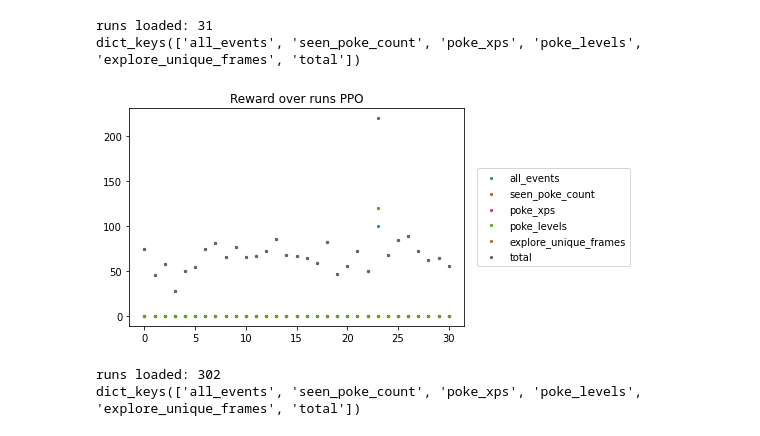
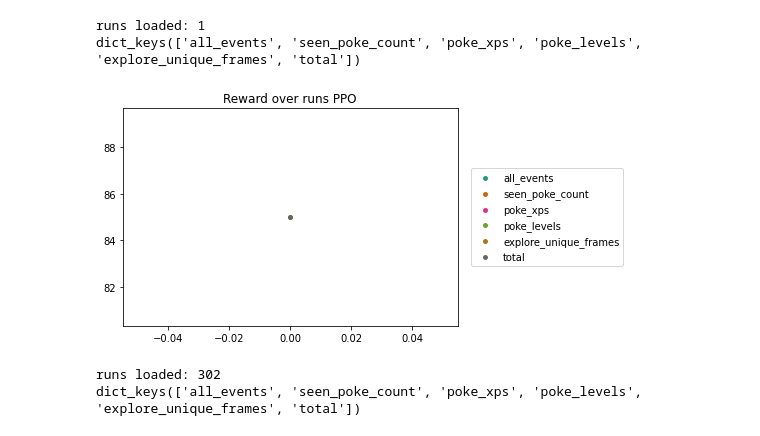
Before and after one commit to PWhiddy/PokemonRedExperiments, a Jupyter notebook: VisualizeProgress.ipynb, the cells around one changed output. Cells and saved outputs as stored; diff of their text form; code cells hidden in the pictures.

```diff
--- a/VisualizeProgress.ipynb
+++ b/VisualizeProgress.ipynb
@@ -33,5 +22,3 @@ poke_5.zip
-# %%
-run_path = 'baselines/session_2b0dc071' # 'baselines/session_f07bf8e1' #'baselines/session_3c6e719a'
 # %%
 def load_run_data(run_path):
     run_lists = []
@@ -77,7 +64,7 @@ def plot_runs(all_runs, plot_line=False, use_keys=None, start=0):
 
     for i, m in enumerate(use_keys):
         add_plot(
-            np.array(metrics[m]), m, 1.0, 5.0, plot_line
+            np.array(metrics[m]), m, 1.0, 15.0, plot_line
         )
 
 
@@ -85,11 +72,11 @@ def plot_runs(all_runs, plot_line=False, use_keys=None, start=0):
     plt.legend(bbox_to_anchor=(1.04,0.5), loc="center left", borderaxespad=0)
     plt.show()
 # %%
-plot_runs(load_run_data('baselines/session_short'))
+plot_runs(load_run_data('baselines/session_b62d04d2'))
 # %% [output]
-runs loaded: 31
+runs loaded: 1
 dict_keys(['all_events', 'seen_poke_count', 'poke_xps', 'poke_levels', 'explore_unique_frames', 'total'])
-[figure, old version]
+[figure, new version]
 # %%
 plot_runs(
     load_run_data('baselines/session_27b1e733'),
```
Also changed, not shown: parts of 2 cells of this notebook, 1 other file.
